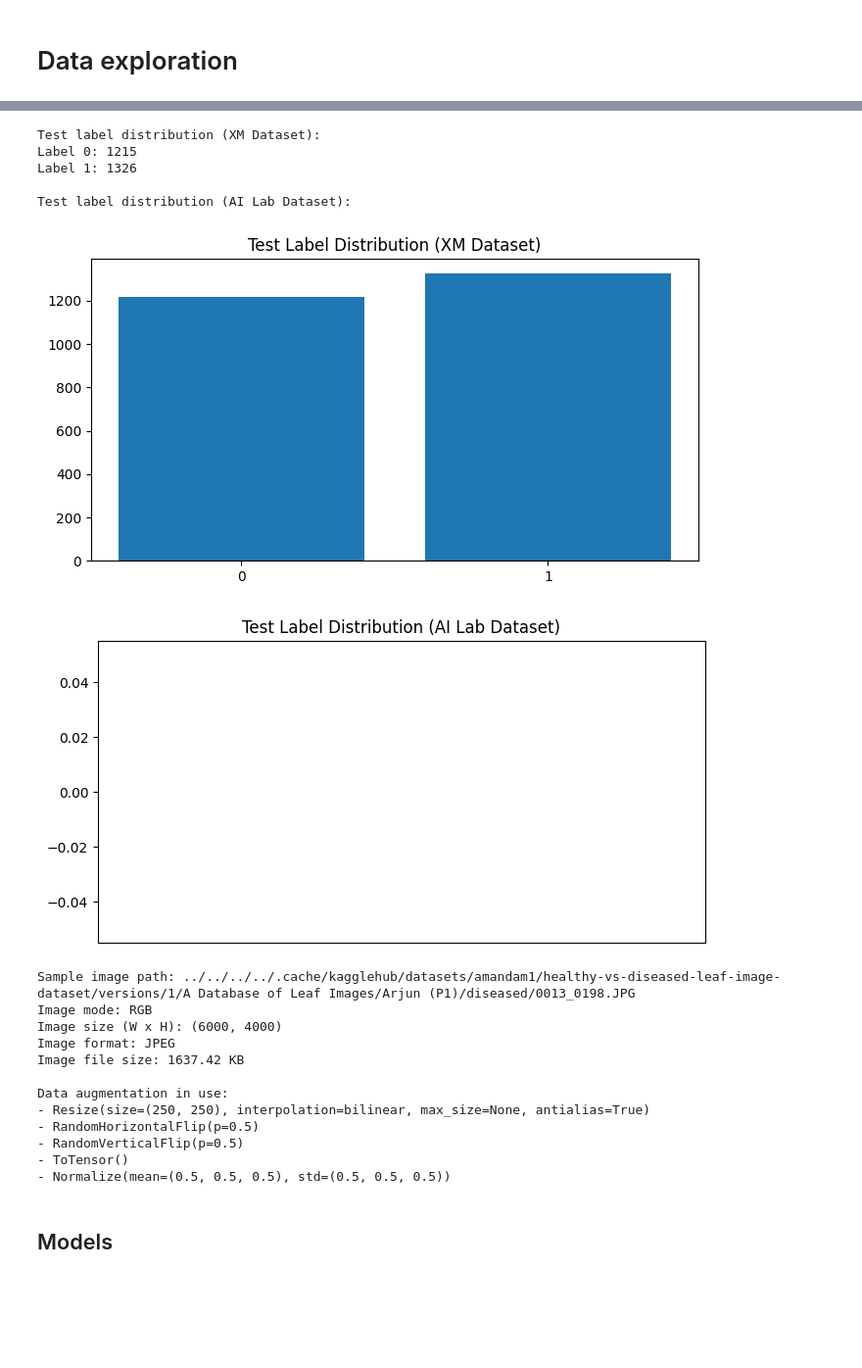
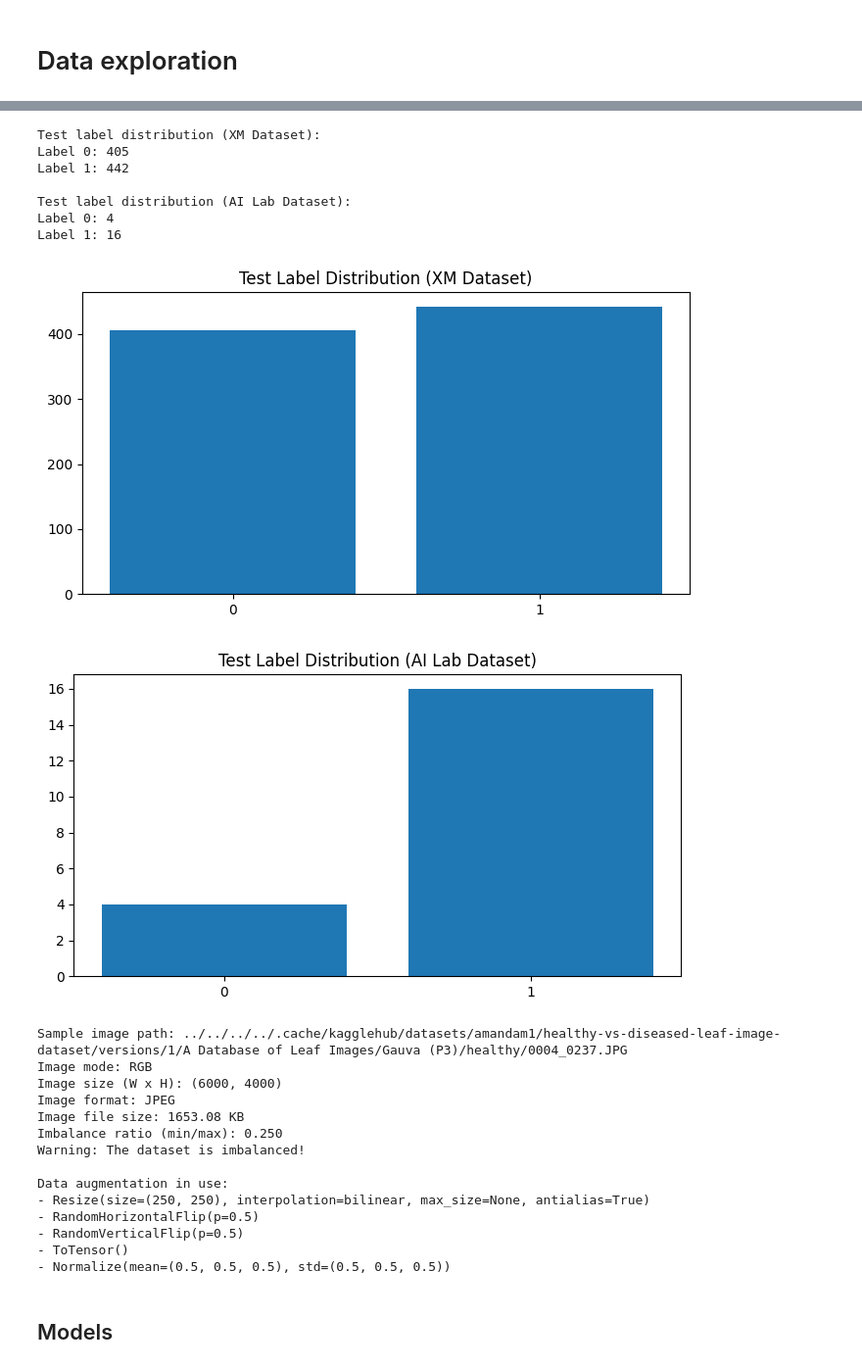
Before and after one commit to daniel-seiler/AILab, a Jupyter notebook: project/project.ipynb, the cells around one changed output, grey strips where cells are left out. Shown at 98% size. Cells and saved outputs as stored; diff of their text form; code cells hidden in the pictures; blank space fills up the shorter version.

Commit message:
Rerun - This time with AI-Lab Dataset

```diff
--- a/project/project.ipynb
+++ b/project/project.ipynb
@@ -667,43 +672,47 @@ print(f"Image mode: {sample_img.mode}")
 print(f"Image size (W x H): {sample_img.size}")
 print(f"Image format: {sample_img.format}")
 
 # Bitrate (Dateigröße in KB)
 img_size_kb = os.path.getsize(sample_img_path) / 1024
 print(f"Image file size: {img_size_kb:.2f} KB")
 
 
 # Check for class imbalance
 if len(counts) > 1:
-    imbalance_ratio = counts.min(dim=0) / counts.max(dim=0)
+    imbalance_ratio = counts.min() / counts.max()
     print(f"Imbalance ratio (min/max): {imbalance_ratio:.3f}")
     if imbalance_ratio < 0.5:
         print("Warning: The dataset is imbalanced!")
 
 # Data augmentation check
 print("\nData augmentation in use:")
 for t in transform_complete.transforms:
     print("-", t)
 # %% [output]
 Train label distribution:
 Label 0: 1347
 Label 1: 1347
 
 Validation label distribution:
 Label 0: 360
 Label 1: 318
 [figure]
 Test label distribution (XM Dataset):
-Label 0: 1215
-Label 1: 1326
+Label 0: 405
+Label 1: 442
 
 Test label distribution (AI Lab Dataset):
+Label 0: 4
+Label 1: 16
-[figure, old version]
+[figure, new version]
-[figure, old version]
+[figure, new version]
-Sample image path: ../../../../.cache/kagglehub/datasets/amandam1/healthy-vs-diseased-leaf-image-dataset/versions/1/A Database of Leaf Images/Arjun (P1)/diseased/0013_0198.JPG
+Sample image path: ../../../../.cache/kagglehub/datasets/amandam1/healthy-vs-diseased-leaf-image-dataset/versions/1/A Database of Leaf Images/Gauva (P3)/healthy/0004_0237.JPG
 Image mode: RGB
 Image size (W x H): (6000, 4000)
 Image format: JPEG
-Image file size: 1637.42 KB
+Image file size: 1653.08 KB
+Imbalance ratio (min/max): 0.250
+Warning: The dataset is imbalanced!
 
 Data augmentation in use:
 - Resize(size=(250, 250), interpolation=bilinear, max_size=None, antialias=True)
```
Also changed, not shown: parts of 12 cells of this notebook.
